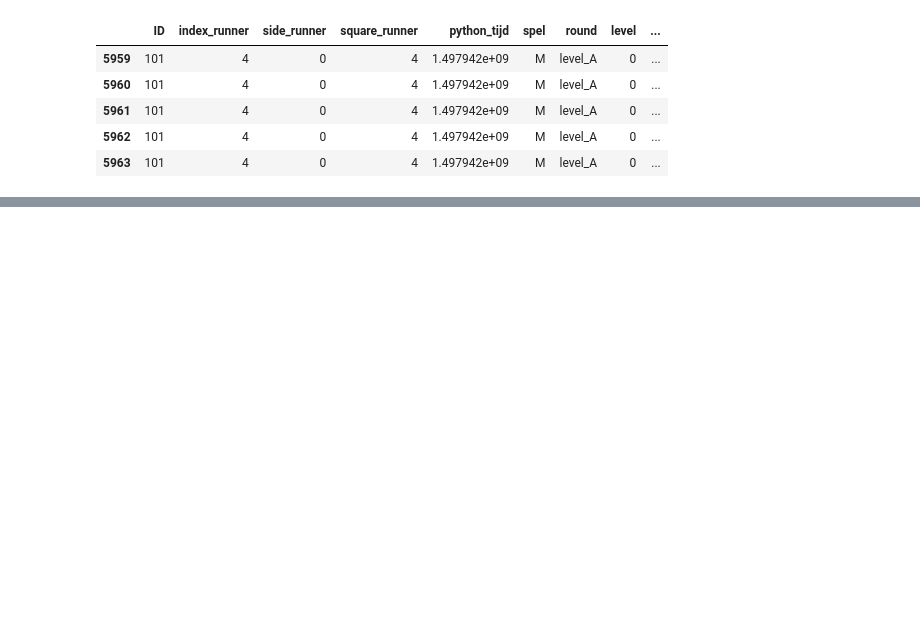
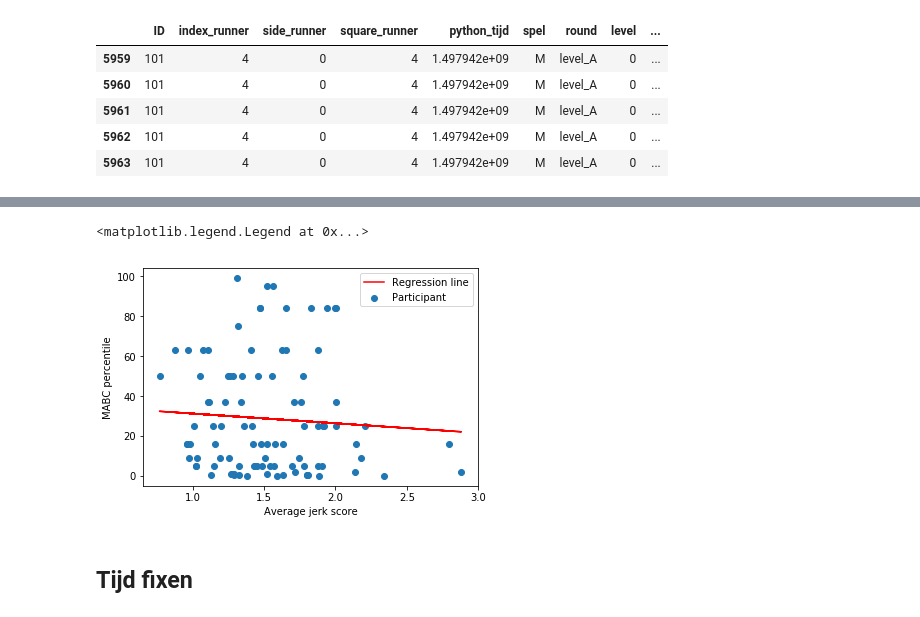
Before and after one commit to mangow/sps, a Jupyter notebook: sps.ipynb, the cells around one changed output, grey strips where cells are left out. Saved outputs shown, nothing was run; the diff lists cells and outputs as text; code cells hidden in the pictures; blank space fills up the shorter version.

```diff
--- a/sps.ipynb
+++ b/sps.ipynb
@@ -49,0 +82,31 @@ m_data.head()
+# %%
+# ID is unique per child
+# the higher the costheta score, the better the performance
+# mabc_percentile_score is the label associated with the motor skills, again the higher the better
+
+# create a dataframe containing this data
+subdata_jerk = rr_data[['ID', 'jerk', 'mabc_percentile_score']]
+
+# create a dictionary containing children id's as key and a tuple containing costheta and mabc_percentile as val
+subdata_jerk_dictionary = {}
+for child_id in children_ids:
+    avg_jerk = subdata_jerk.loc[subdata['ID'] == child_id]['jerk'].mean()
+    mabc_perc = subdata_jerk.loc[subdata['ID'] == child_id]['mabc_percentile_score'].mean()
+    subdata_jerk_dictionary[child_id] = (avg_jerk, mabc_perc)
+#     print("Child: {} has an avarage costheta score of {} and an MABC percentile equal to {}.".format(child_id, round(avg_ct, 5), round(mabc_perc, 3)))
+
+avg_jerk, mabc = dict_to_x_y(subdata_jerk_dictionary)
+slope, intercept, r_value, p_value, std_err = stats.linregress(avg_jerk, mabc)
+avg_jerk_slope = [i * slope for i in avg_jerk]
+
+# scatter plot with mabc
+plt.scatter(avg_jerk, mabc, label='Participant')
+plt.plot(avg_jerk, intercept + avg_jerk_slope, 'r', label='Regression line')
+plt.xlabel("Average jerk score")
+plt.ylabel("MABC percentile")
+plt.legend()
+# %% [output]
+<matplotlib.legend.Legend at 0x...>
+[figure, added]
+# %% [markdown]
+## Tijd fixen
```
Also changed, not shown: parts of 5 cells of this notebook.
